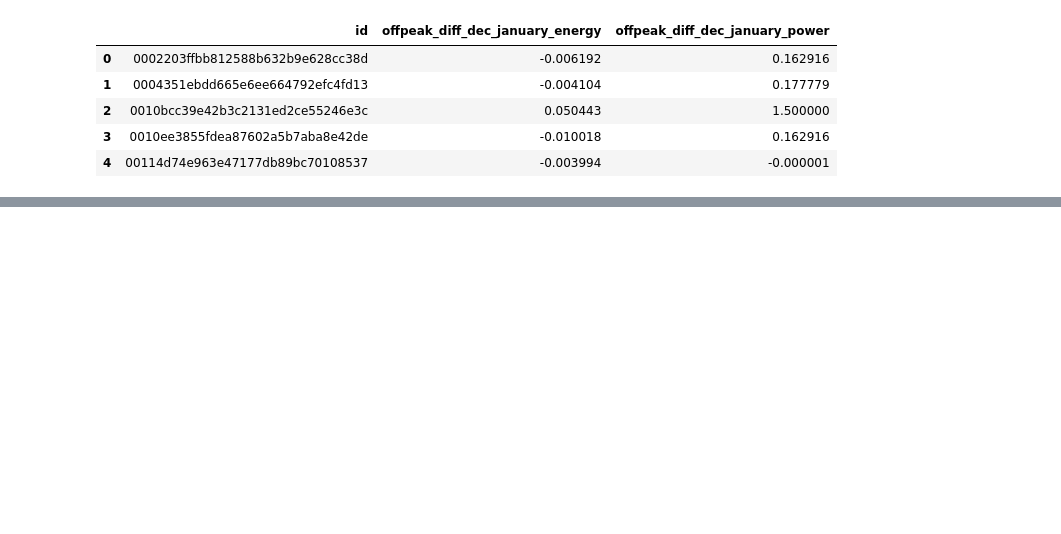
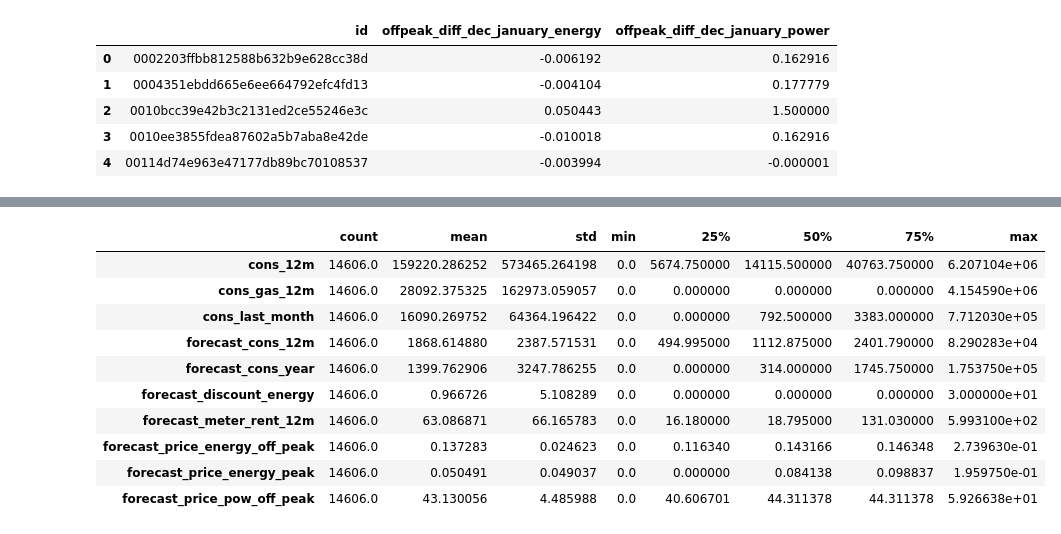
Before and after one commit to JammalAdeyemi/Forage-JobSimulation, a Jupyter notebook: BCGx_JobSim/Task_3/feature_engineering.ipynb, the cells around one changed output, grey strips where cells are left out. Saved outputs shown, nothing was run; the diff lists cells and outputs as text; code cells hidden in the pictures; blank space fills up the shorter version.

```diff
--- a/BCGx_JobSim/Task_3/feature_engineering.ipynb
+++ b/BCGx_JobSim/Task_3/feature_engineering.ipynb
@@ -46,5 +45,5 @@ df.head(3)
 # %%
-# df["date_activ"] = pd.to_datetime(df["date_activ"], format='%Y-%m-%d')
-# df["date_end"] = pd.to_datetime(df["date_end"], format='%Y-%m-%d')
-# df["date_modif_prod"] = pd.to_datetime(df["date_modif_prod"], format='%Y-%m-%d')
-# df["date_renewal"] = pd.to_datetime(df["date_renewal"], format='%Y-%m-%d')
+df["date_activ"] = pd.to_datetime(df["date_activ"], format='%Y-%m-%d')
+df["date_end"] = pd.to_datetime(df["date_end"], format='%Y-%m-%d')
+df["date_modif_prod"] = pd.to_datetime(df["date_modif_prod"], format='%Y-%m-%d')
+df["date_renewal"] = pd.to_datetime(df["date_renewal"], format='%Y-%m-%d')
@@ -90,0 +406,27 @@ diff.head()
+# %%
+skewed = [
+    'cons_12m',
+    'cons_gas_12m',
+    'cons_last_month',
+    'forecast_cons_12m',
+    'forecast_cons_year',
+    'forecast_discount_energy',
+    'forecast_meter_rent_12m',
+    'forecast_price_energy_off_peak',
+    'forecast_price_energy_peak',
+    'forecast_price_pow_off_peak'
+]
+
+df[skewed].describe().T
+# %% [output]
+|  | count | mean | std | min | 25% | 50% | 75% | max |
+| cons_12m | 14606.0 | 159220.286252 | 573465.264198 | 0.0 | 5674.750000 | 14115.500000 | 40763.750000 | 6.207104e+06 |
+| cons_gas_12m | 14606.0 | 28092.375325 | 162973.059057 | 0.0 | 0.000000 | 0.000000 | 0.000000 | 4.154590e+06 |
+| cons_last_month | 14606.0 | 16090.269752 | 64364.196422 | 0.0 | 0.000000 | 792.500000 | 3383.000000 | 7.712030e+05 |
+| forecast_cons_12m | 14606.0 | 1868.614880 | 2387.571531 | 0.0 | 494.995000 | 1112.875000 | 2401.790000 | 8.290283e+04 |
+| forecast_cons_year | 14606.0 | 1399.762906 | 3247.786255 | 0.0 | 0.000000 | 314.000000 | 1745.750000 | 1.753750e+05 |
+| forecast_discount_energy | 14606.0 | 0.966726 | 5.108289 | 0.0 | 0.000000 | 0.000000 | 0.000000 | 3.000000e+01 |
+| forecast_meter_rent_12m | 14606.0 | 63.086871 | 66.165783 | 0.0 | 16.180000 | 18.795000 | 131.030000 | 5.993100e+02 |
+| forecast_price_energy_off_peak | 14606.0 | 0.137283 | 0.024623 | 0.0 | 0.116340 | 0.143166 | 0.146348 | 2.739630e-01 |
+| forecast_price_energy_peak | 14606.0 | 0.050491 | 0.049037 | 0.0 | 0.000000 | 0.084138 | 0.098837 | 1.959750e-01 |
+| forecast_price_pow_off_peak | 14606.0 | 43.130056 | 4.485988 | 0.0 | 40.606701 | 44.311378 | 44.311378 | 5.926638e+01 |
```
Also changed, not shown: parts of 47 cells of this notebook.
